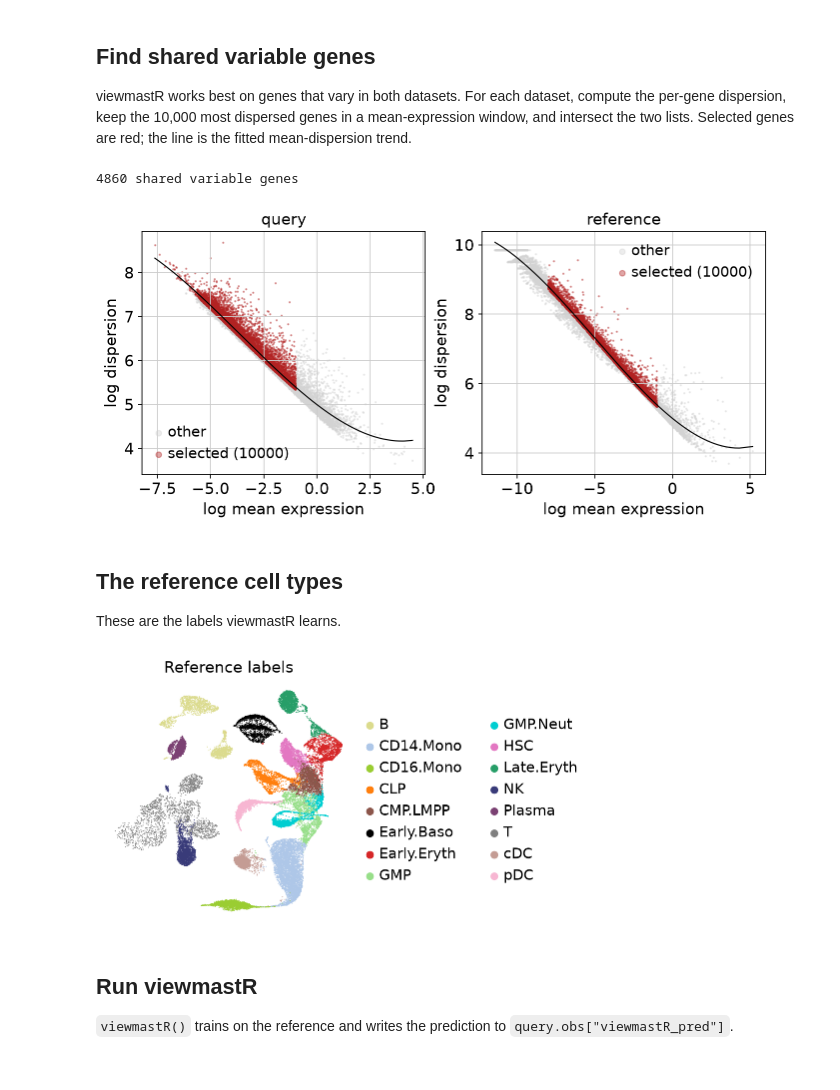
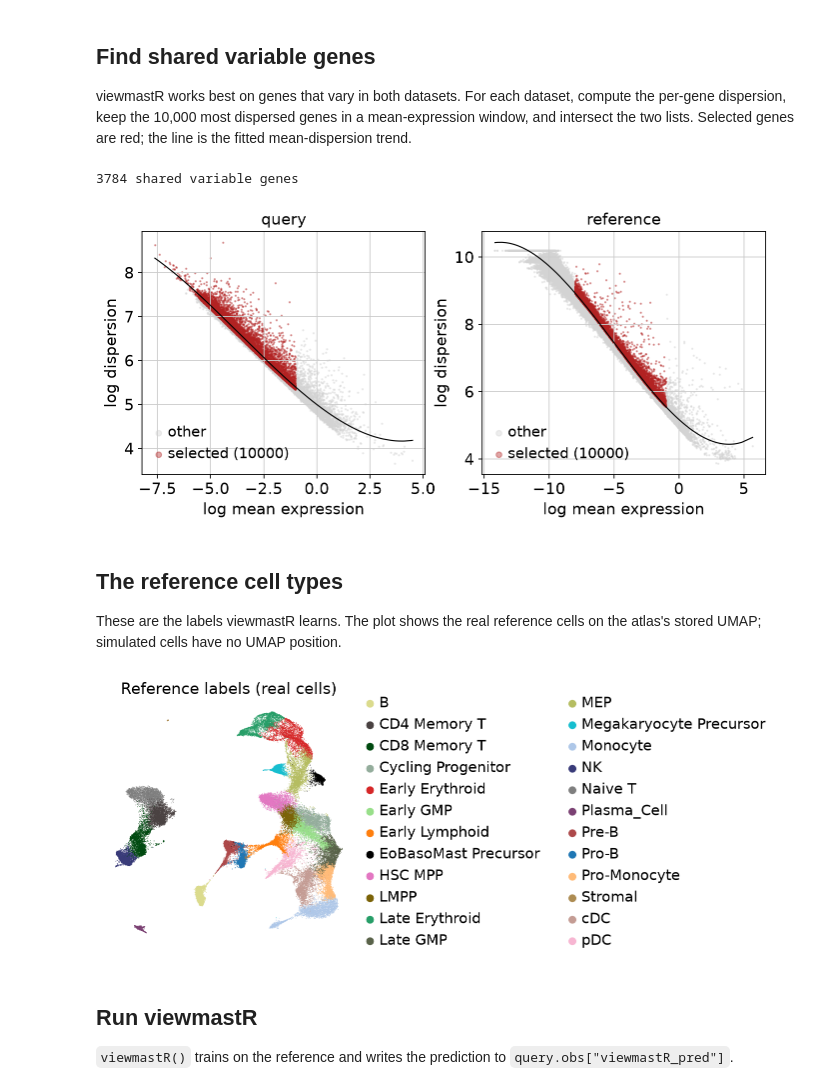
Before and after one commit to jacob-greene/py-viewmastR, a Jupyter notebook: tutorials/01_how_to.ipynb, the cells around one changed output. Saved outputs shown, nothing was run; the diff lists cells and outputs as text; code cells hidden in the pictures.

```diff
--- a/tutorials/01_how_to.ipynb
+++ b/tutorials/01_how_to.ipynb
@@ -31,8 +37,9 @@ import viewmastr as vm
 import tutorial_data as td
 
 sc.set_figure_params(dpi=80, frameon=False)
-label = td.config().get("greenleaf_label", "celltype")
-ref = td.greenleaf_reference()
+label = "CellType_Broad"
+ref, held = td.bonemarrowmap_augmented(label, norm_number=3000)
 query = td.bm_tcelldep()
-print(ref.shape, query.shape)
+print("reference", ref.shape, "of which simulated", int(ref.obs["simulated"].sum()))
+print("held out", held.shape, "query", query.shape)
 # %% [output]
@@ -84,17 +92,19 @@ vgr = set(vm.get_selected_features(ref))
 vg = [g for g in vm.get_selected_features(query) if g in vgr]
 print(f"{len(vg)} shared variable genes")
 # %% [output]
-4860 shared variable genes
+3784 shared variable genes
-[figure, old version]
+[figure, new version]
 # %% [markdown]
 ## The reference cell types
 
-These are the labels viewmastR learns.
+These are the labels viewmastR learns. The plot shows the real reference cells on the
+atlas's stored UMAP; simulated cells have no UMAP position.
 # %%
-vm.palette.set_colors(ref, label)
-sc.pl.umap(ref, color=label, title="Reference labels")
+real = ref[~ref.obs["simulated"].to_numpy()].copy()
+vm.palette.set_colors(real, label)
+sc.pl.umap(real, color=label, title="Reference labels (real cells)")
 # %% [output]
-[figure, old version]
+[figure, new version]
 # %% [markdown]
 ## Run viewmastR
 
```
Also changed, not shown: parts of 11 cells of this notebook, 11 other files.
